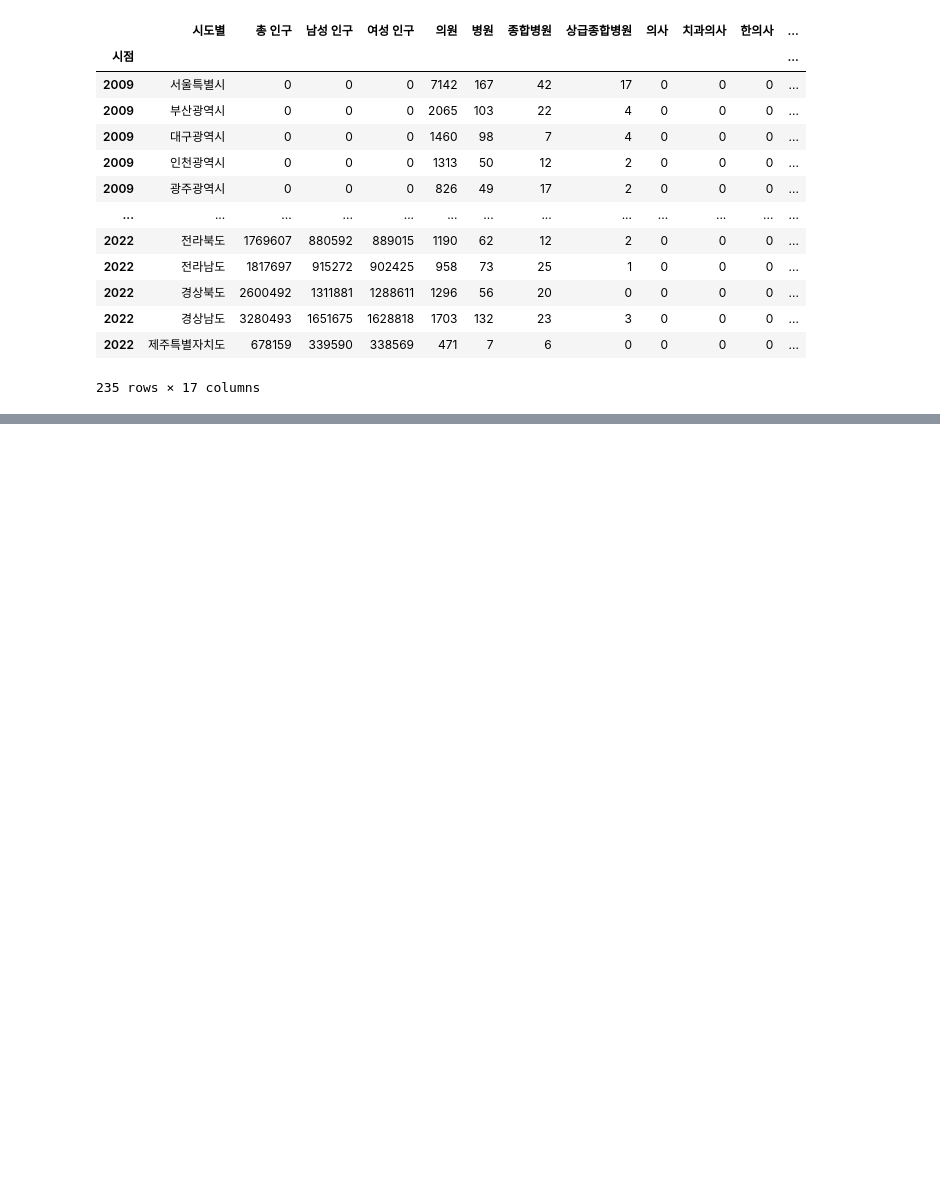
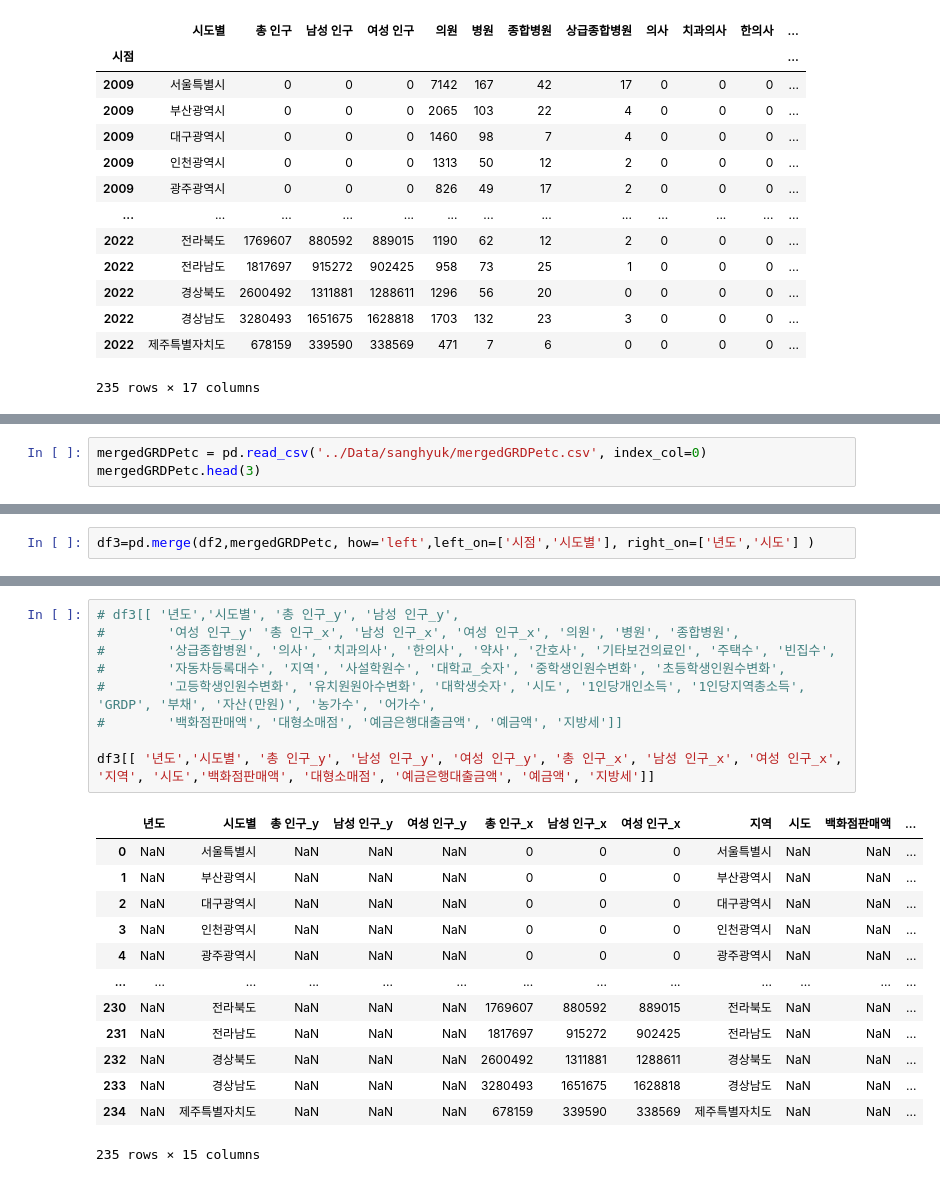
Before and after one commit to vxornjs11/Pytone_Flutter, a Jupyter notebook: Note/00. First 취합.ipynb, the cells around one changed output, grey strips where cells are left out. Cells and saved outputs as stored; diff of their text form; blank space fills up the shorter version.

```diff
--- a/Note/00. First 취합.ipynb
+++ b/Note/00. First 취합.ipynb
@@ -179,0 +232,3 @@ df
+# %%
+mergedGRDPetc = pd.read_csv('../Data/sanghyuk/mergedGRDPetc.csv', index_col=0)
+mergedGRDPetc.head(3)
@@ -179,0 +240,2 @@ df
+# %%
+df3=pd.merge(df2,mergedGRDPetc, how='left',left_on=['시점','시도별'], right_on=['년도','시도'] )
@@ -179,0 +259,23 @@ df
+# %%
+# df3[[ '년도','시도별', '총 인구_y', '남성 인구_y',
+#        '여성 인구_y' '총 인구_x', '남성 인구_x', '여성 인구_x', '의원', '병원', '종합병원',
+#        '상급종합병원', '의사', '치과의사', '한의사', '약사', '간호사', '기타보건의료인', '주택수', '빈집수',
+#        '자동차등록대수', '지역', '사설학원수', '대학교_숫자', '중학생인원수변화', '초등학생인원수변화',
+#        '고등학생인원수변화', '유치원원아수변화', '대학생숫자', '시도', '1인당개인소득', '1인당지역총소득', 'GRDP', '부채', '자산(만원)', '농가수', '어가수',
+#        '백화점판매액', '대형소매점', '예금은행대출금액', '예금액', '지방세']]
+
+df3[[ '년도','시도별', '총 인구_y', '남성 인구_y', '여성 인구_y', '총 인구_x', '남성 인구_x', '여성 인구_x',  '지역', '시도','백화점판매액', '대형소매점', '예금은행대출금액', '예금액', '지방세']]
+# %% [output]
+|  | 년도 | 시도별 | 총 인구_y | 남성 인구_y | 여성 인구_y | 총 인구_x | 남성 인구_x | 여성 인구_x | 지역 | 시도 | 백화점판매액 | ... |
+| 0 | NaN | 서울특별시 | NaN | NaN | NaN | 0 | 0 | 0 | 서울특별시 | NaN | NaN | ... |
+| 1 | NaN | 부산광역시 | NaN | NaN | NaN | 0 | 0 | 0 | 부산광역시 | NaN | NaN | ... |
+| 2 | NaN | 대구광역시 | NaN | NaN | NaN | 0 | 0 | 0 | 대구광역시 | NaN | NaN | ... |
+| 3 | NaN | 인천광역시 | NaN | NaN | NaN | 0 | 0 | 0 | 인천광역시 | NaN | NaN | ... |
+| 4 | NaN | 광주광역시 | NaN | NaN | NaN | 0 | 0 | 0 | 광주광역시 | NaN | NaN | ... |
+| ... | ... | ... | ... | ... | ... | ... | ... | ... | ... | ... | ... | ... |
+| 230 | NaN | 전라북도 | NaN | NaN | NaN | 1769607 | 880592 | 889015 | 전라북도 | NaN | NaN | ... |
+| 231 | NaN | 전라남도 | NaN | NaN | NaN | 1817697 | 915272 | 902425 | 전라남도 | NaN | NaN | ... |
+| 232 | NaN | 경상북도 | NaN | NaN | NaN | 2600492 | 1311881 | 1288611 | 경상북도 | NaN | NaN | ... |
+| 233 | NaN | 경상남도 | NaN | NaN | NaN | 3280493 | 1651675 | 1628818 | 경상남도 | NaN | NaN | ... |
+| 234 | NaN | 제주특별자치도 | NaN | NaN | NaN | 678159 | 339590 | 338569 | 제주특별자치도 | NaN | NaN | ... |
+235 rows × 15 columns
```
Also changed, not shown: parts of 7 cells of this notebook, 5 other files.
